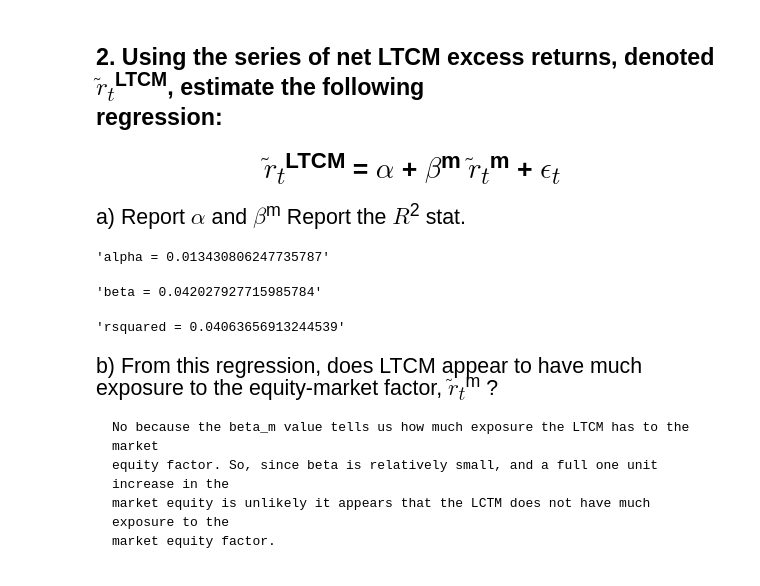
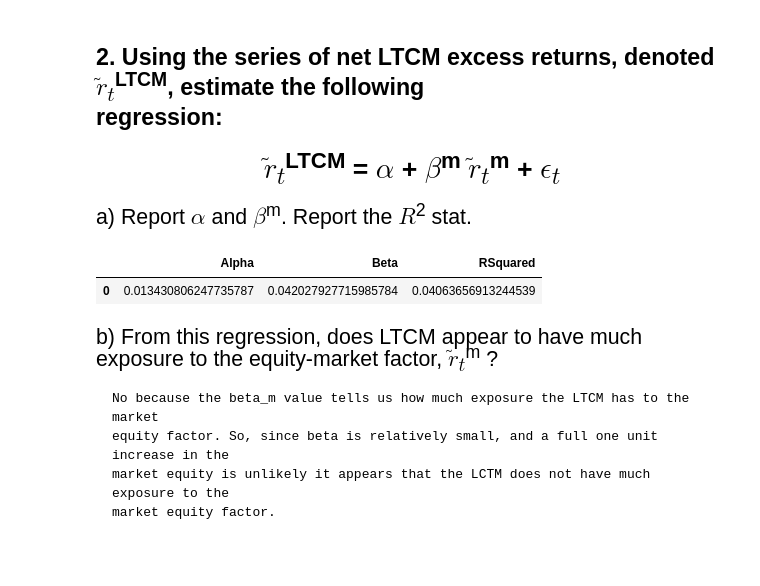
Before and after one commit to brandtlawson/Quant-Course, a Jupyter notebook: HW2/HW2_code.ipynb, the cells around one changed output. Saved outputs shown, nothing was run; the diff lists cells and outputs as text; code cells hidden in the pictures.

```diff
--- a/HW2/HW2_code.ipynb
+++ b/HW2/HW2_code.ipynb
@@ -55,29 +59,32 @@ df
     $\beta$<sup>m</sup> $\tilde{r}$<sub>$t$</sub><sup>m</sup> +
     $\epsilon$<sub>$t$</sub> <br/>
 # %% [markdown]
-<p style="font-size:16pt"> a) Report $\alpha$ and $\beta$<sup>m</sup>  Report the $R$<sup>2</sup> stat.
+<p style="font-size:16pt"> a) Report $\alpha$ and $\beta$<sup>m</sup>.  Report the $R$<sup>2</sup> stat.
 # %%
 from scipy import stats
 
 market_return = pd.read_excel('./hedge_data.xls', sheet_name='MktExcessRets',  index_col='date')
-#display(market_return)
 
-beta_hat = market_return.loc['1994-04-30':'1998-06-30',:].values
-#step2 = np.linalg.inv(beta_hat @ market_return.iloc[:,[1]].values)
-#market_beta = (step2 * market_return.iloc[:,[1]].transpose().values)*raw_data['net']
+def alpha_beta_R2(market_data, security_return):
 
-x = beta_hat.reshape(51,)
-y = raw_data.loc[:,'net'].values
+    x = market_data.loc['1994-04-30':'1998-06-30',:].values
+    x = x.reshape(51,)
+    alpha_beta_R2.x = x
+    y = security_return.loc[:,'net'].values
+    alpha_beta_R2.y = y
 
-slope, intercept, rvalue, pvalue, stderr = stats.linregress(x, y)
+    slope, intercept, rvalue, pvalue, stderr = stats.linregress(x, y)
 
-alpha = intercept
-beta_m = slope
-display('alpha = ' + str(alpha),'beta = ' + str(beta_m),'rsquared = ' + str(rvalue))
+    alpha_beta_R2.beta_m = slope
+    alpha_beta_R2.alpha = intercept
+    alpha_beta_R2.rsquared = rvalue
+    alpha_beta_R2.answer = pd.DataFrame([{'Alpha' : str(intercept) , 'Beta' : str(slope) , 'RSquared' : str(rvalue)}])
+
+alpha_beta_R2(market_return, LTCM_excess_returns)
+alpha_beta_R2.answer
 # %% [output]
-'alpha = 0.013430806247735787'
-'beta = 0.042027927715985784'
-'rsquared = 0.04063656913244539'
+|  | Alpha | Beta | RSquared |
+| 0 | 0.013430806247735787 | 0.042027927715985784 | 0.04063656913244539 |
 # %% [markdown]
 <p style="font-size:16pt"> b) From this regression, does LTCM appear to have much exposure to the equity-market factor,  $\tilde{r}$<sub>$t$</sub><sup>m</sup> ?
 
```
Also changed, not shown: parts of 8 cells of this notebook, 1 other file.
